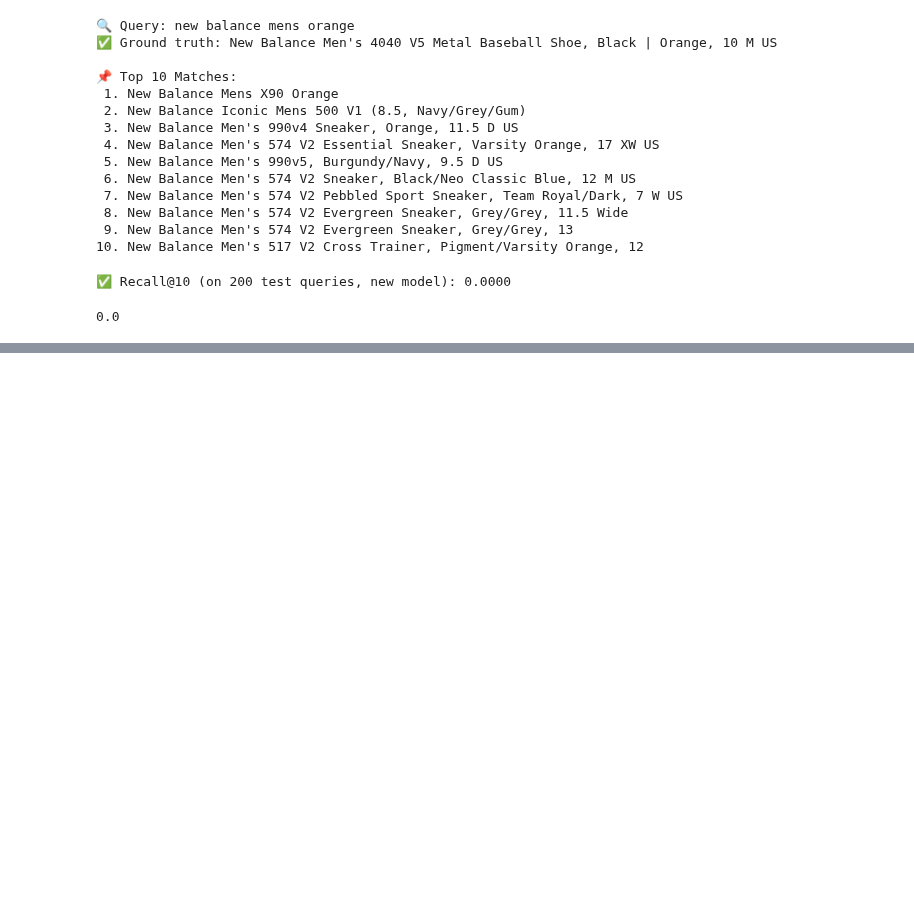
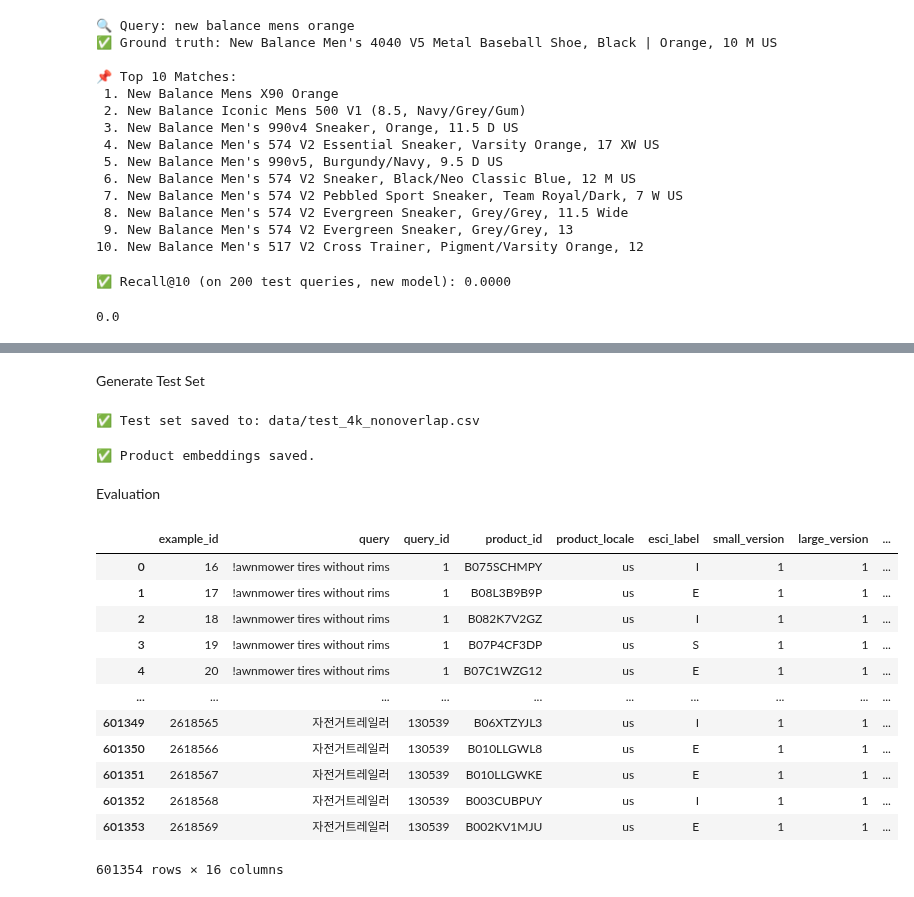
Before and after one commit to sarahpopeck/CS6220, a Jupyter notebook: twoTowers.ipynb, the cells around one changed output, grey strips where cells are left out. Saved outputs shown, nothing was run; the diff lists cells and outputs as text; code cells hidden in the pictures; blank space fills up the shorter version.

```diff
--- a/twoTowers.ipynb
+++ b/twoTowers.ipynb
@@ -544,0 +1247,26 @@ for rank, i in enumerate(top_k_idx[0], 1):
+# %% [markdown]
+Generate Test Set
+# %%
+# === Load full cleaned dataset and training set ===
+df_full = pd.read_csv("data/processed_small_cleaned.csv")
+df_train = pd.read_csv("data/train_balanced_25k.csv")
+
+# === Drop duplicates and NAs just to be safe ===
+df_full = df_full.dropna(subset=['query', 'product_id', 'full_product_text']).drop_duplicates()
+df_train = df_train.dropna(subset=['query', 'product_id']).drop_duplicates()
+
+# === Filter out training queries from test candidates ===
+train_queries = set(df_train['query'].unique())
+df_test_candidates = df_full[~df_full['query'].isin(train_queries)]
+
+# === Optional: Keep only rows with labeled relevance (E/S/C/I) ===
+df_test_candidates = df_test_candidates[df_test_candidates['relevance'].notnull()]
+
+# === Sample 4,000 for test ===
+df_test = df_test_candidates.sample(n=4000, random_state=42).reset_index(drop=True)
+
+# === Save test set ===
+df_test.to_csv("data/test_4k_nonoverlap.csv", index=False)
+print("✅ Test set saved to: data/test_4k_nonoverlap.csv")
+# %% [output]
+✅ Test set saved to: data/test_4k_nonoverlap.csv
@@ -544,0 +1286,22 @@ for rank, i in enumerate(top_k_idx[0], 1):
+# %%
+
+# Generate product embeddings
+product_vecs = model.encode(
+    product_texts,
+    convert_to_numpy=True,
+    batch_size=64,
+    show_progress_bar=True
+)
+
+# Save embeddings for future inference
+np.savez_compressed(
+    "data/saved_embeddings/product_embeddings_mnr_balanced_25k.npz",
+    product_ids=np.array(product_ids),
+    embeddings=product_vecs
+)
+
+print("✅ Product embeddings saved.")
+# %% [output]
+✅ Product embeddings saved.
+# %% [markdown]
+Evaluation
@@ -544,0 +1331,16 @@ for rank, i in enumerate(top_k_idx[0], 1):
+# %%
+df_full
+# %% [output]
+|  | example_id | query | query_id | product_id | product_locale | esci_label | small_version | large_version | ... |
+| 0 | 16 | !awnmower tires without rims | 1 | B075SCHMPY | us | I | 1 | 1 | ... |
+| 1 | 17 | !awnmower tires without rims | 1 | B08L3B9B9P | us | E | 1 | 1 | ... |
+| 2 | 18 | !awnmower tires without rims | 1 | B082K7V2GZ | us | I | 1 | 1 | ... |
+| 3 | 19 | !awnmower tires without rims | 1 | B07P4CF3DP | us | S | 1 | 1 | ... |
+| 4 | 20 | !awnmower tires without rims | 1 | B07C1WZG12 | us | E | 1 | 1 | ... |
+| ... | ... | ... | ... | ... | ... | ... | ... | ... | ... |
+| 601349 | 2618565 | 자전거트레일러 | 130539 | B06XTZYJL3 | us | I | 1 | 1 | ... |
+| 601350 | 2618566 | 자전거트레일러 | 130539 | B010LLGWL8 | us | E | 1 | 1 | ... |
+| 601351 | 2618567 | 자전거트레일러 | 130539 | B010LLGWKE | us | E | 1 | 1 | ... |
+| 601352 | 2618568 | 자전거트레일러 | 130539 | B003CUBPUY | us | I | 1 | 1 | ... |
+| 601353 | 2618569 | 자전거트레일러 | 130539 | B002KV1MJU | us | E | 1 | 1 | ... |
+601354 rows × 16 columns
```
Also changed, not shown: parts of 51 cells of this notebook, 3 other files.
